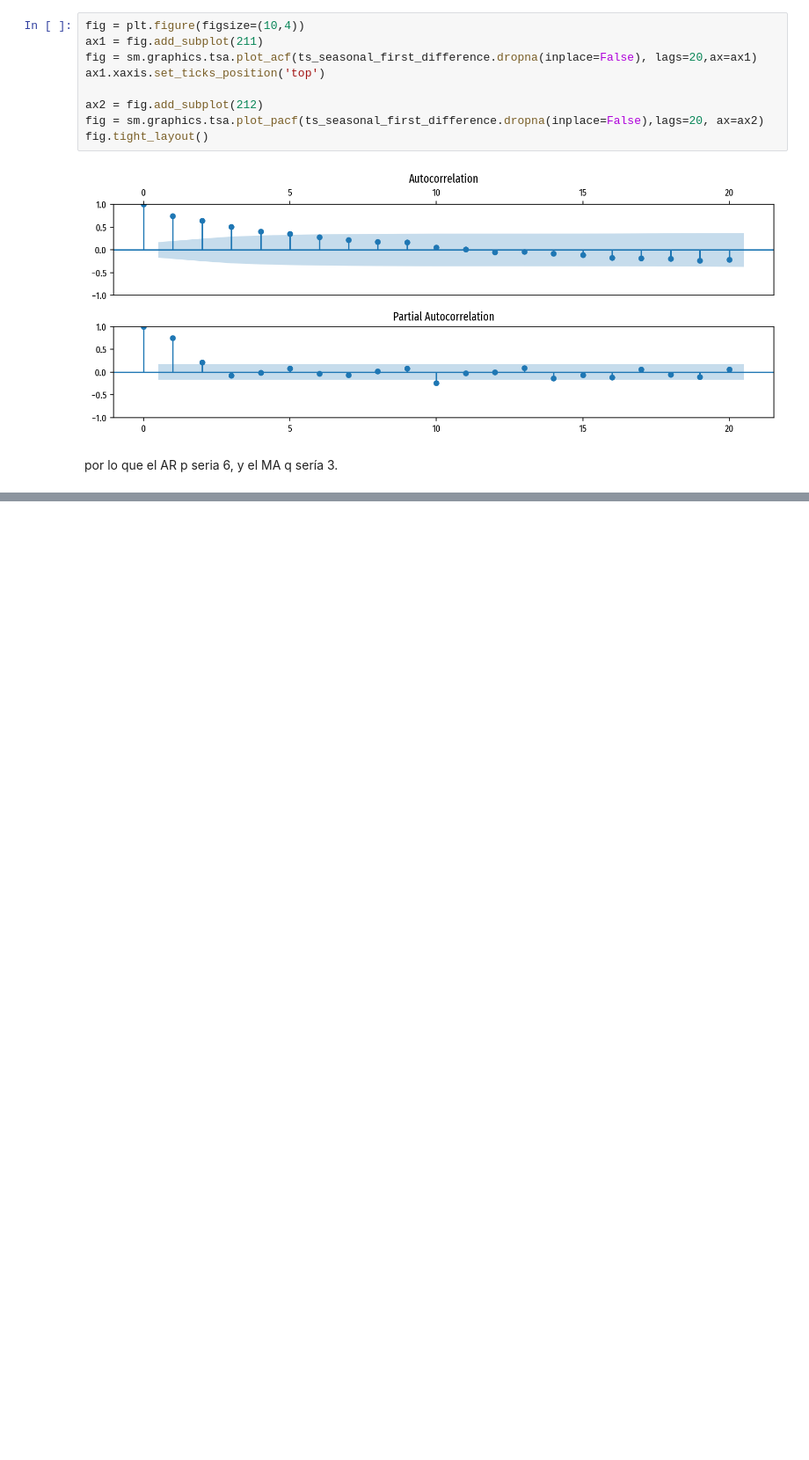
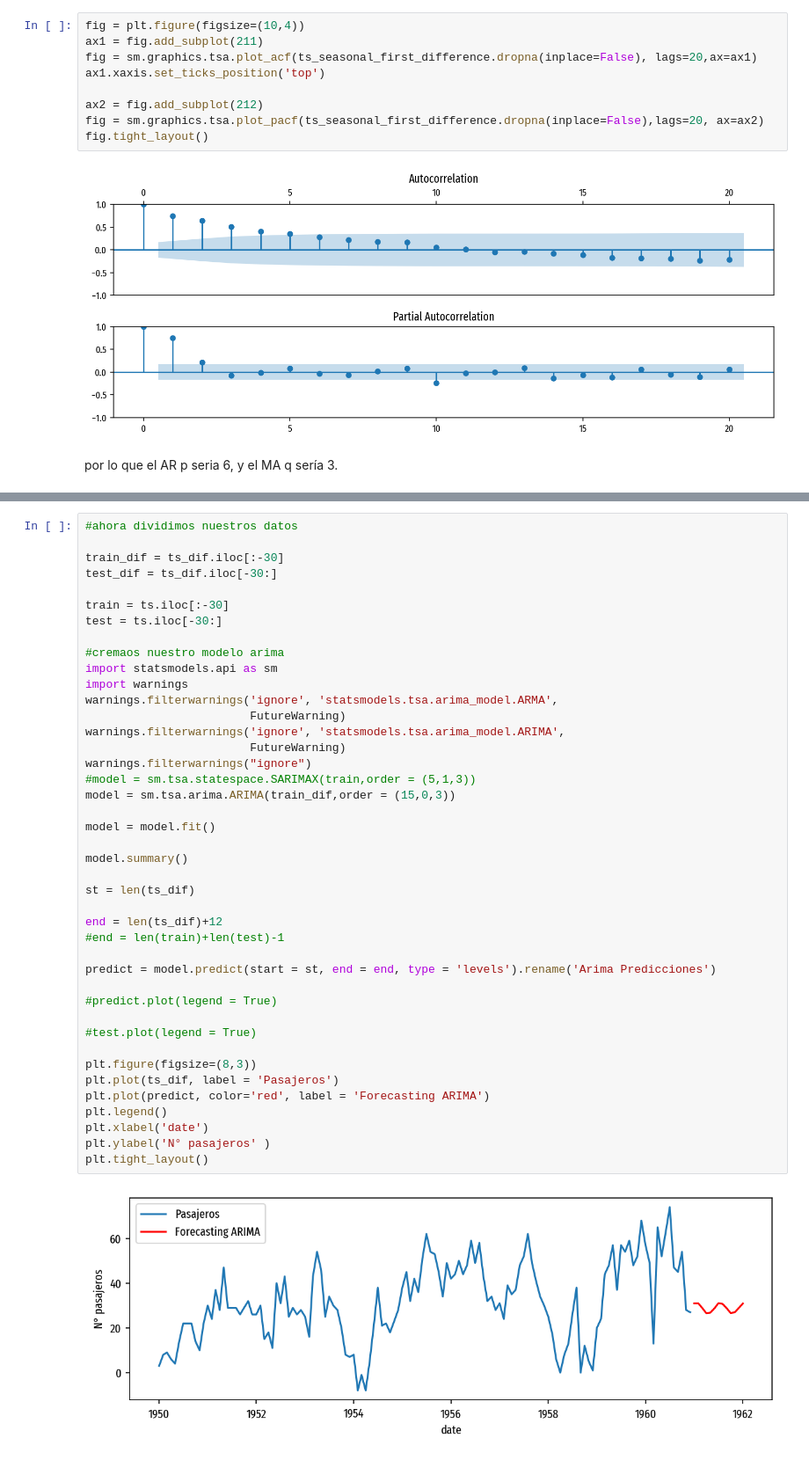
Before and after one commit to fabianigual/examen-2, a Jupyter notebook: examen-2.ipynb, the cells around one changed output, grey strips where cells are left out. Shown at 88% size. Saved outputs shown, nothing was run; the diff lists cells and outputs as text; blank space fills up the shorter version.

```diff
--- a/examen-2.ipynb
+++ b/examen-2.ipynb
@@ -247,0 +487,44 @@ por lo que el AR p seria 6, y el MA q sería 3.
+# %%
+#ahora dividimos nuestros datos
+
+train_dif = ts_dif.iloc[:-30]
+test_dif = ts_dif.iloc[-30:]
+
+train = ts.iloc[:-30]
+test = ts.iloc[-30:]
+
+#cremaos nuestro modelo arima
+import statsmodels.api as sm
+import warnings
+warnings.filterwarnings('ignore', 'statsmodels.tsa.arima_model.ARMA',
+                        FutureWarning)
+warnings.filterwarnings('ignore', 'statsmodels.tsa.arima_model.ARIMA',
+                        FutureWarning)
+warnings.filterwarnings("ignore")
+#model = sm.tsa.statespace.SARIMAX(train,order = (5,1,3))
+model = sm.tsa.arima.ARIMA(train_dif,order = (15,0,3))
+
+model = model.fit()
+
+model.summary()
+
+st = len(ts_dif)
+
+end = len(ts_dif)+12
+#end = len(train)+len(test)-1
+
+predict = model.predict(start = st, end = end, type = 'levels').rename('Arima Predicciones')
+
+#predict.plot(legend = True)
+
+#test.plot(legend = True)
+
+plt.figure(figsize=(8,3))
+plt.plot(ts_dif, label = 'Pasajeros')
+plt.plot(predict, color='red', label = 'Forecasting ARIMA')
+plt.legend()
+plt.xlabel('date')
+plt.ylabel('N° pasajeros' )
+plt.tight_layout()
+# %% [output]
+[figure, added]
```
Also changed, not shown: parts of 25 cells of this notebook, 1 other file.
